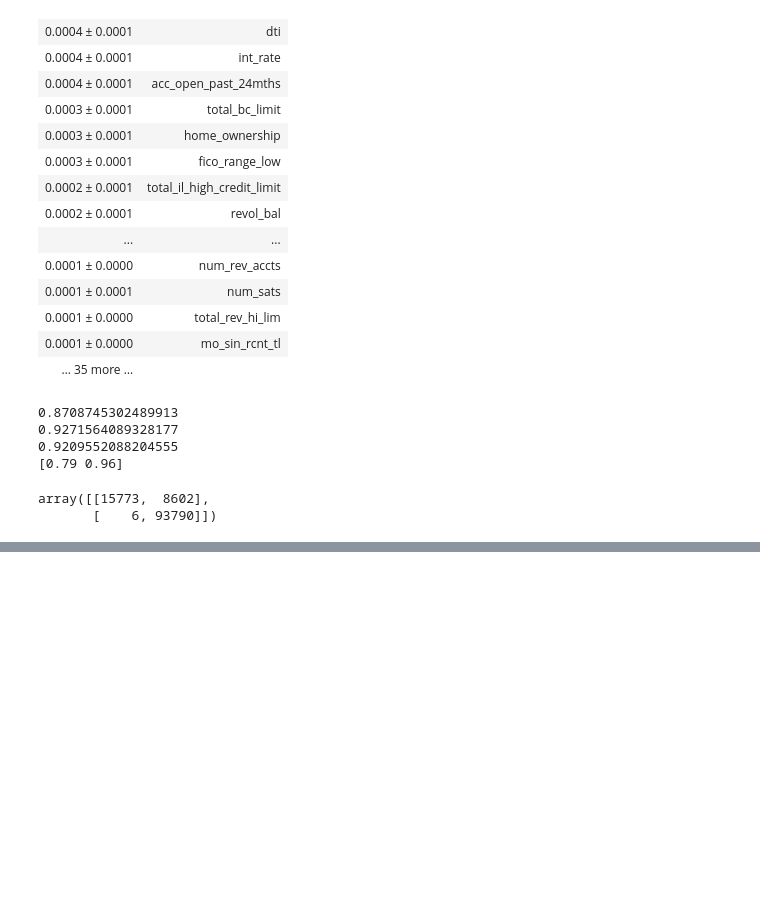
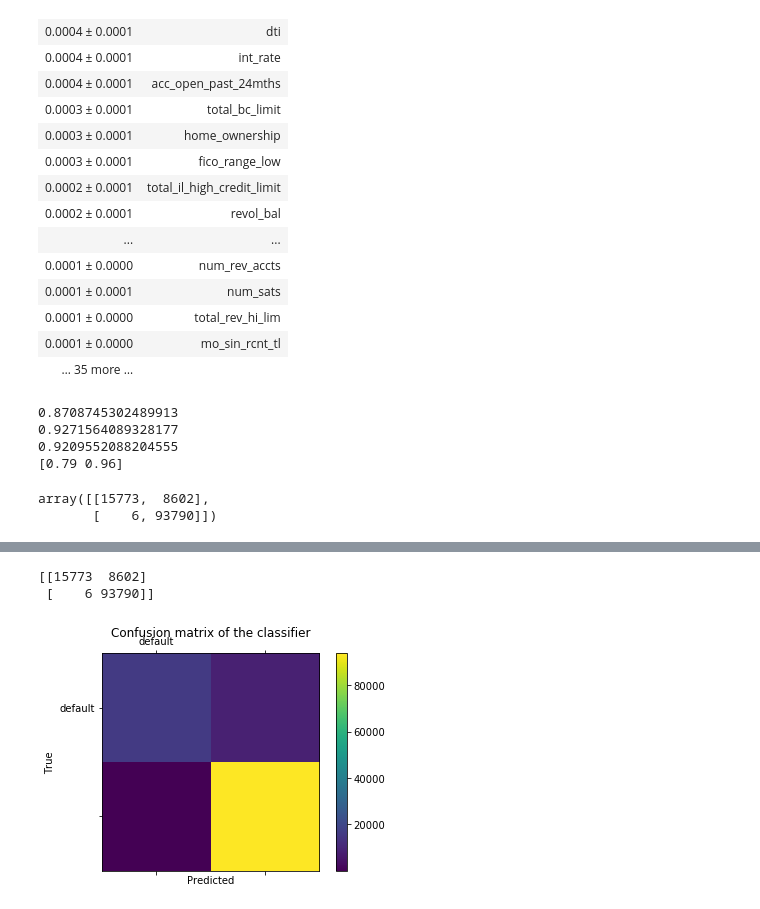
Before and after one commit to tiroger/predicting-loan-default, a Jupyter notebook: model_build.ipynb, the cells around one changed output, grey strips where cells are left out. Saved outputs shown, nothing was run; the diff lists cells and outputs as text; code cells hidden in the pictures; blank space fills up the shorter version.

```diff
--- a/model_build.ipynb
+++ b/model_build.ipynb
@@ -313,0 +351,19 @@ Normalized confusion matrix
+# %%
+
+labels = final_model_data.loan_status.unique()
+cm = confusion_matrix(y_test, y_pred)
+print(cm)
+fig = plt.figure()
+ax = fig.add_subplot(111)
+cax = ax.matshow(cm)
+plt.title('Confusion matrix of the classifier')
+fig.colorbar(cax)
+ax.set_xticklabels(labels)
+ax.set_yticklabels(labels)
+plt.xlabel('Predicted')
+plt.ylabel('True')
+plt.show()
+# %% [output]
+[[15773  8602]
+ [    6 93790]]
+[figure, added]
```
Also changed, not shown: parts of 18 cells of this notebook, 3 other files.
